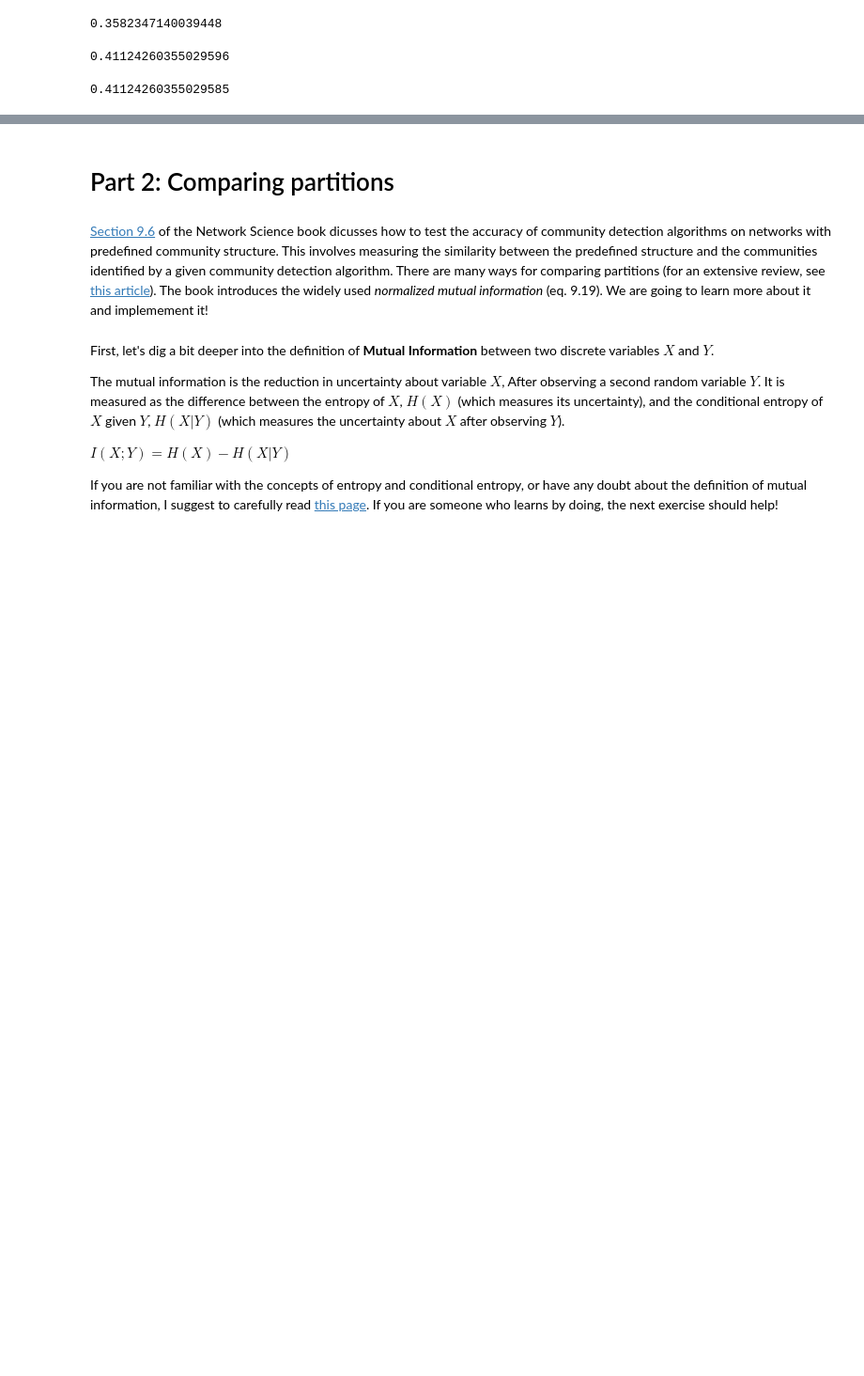
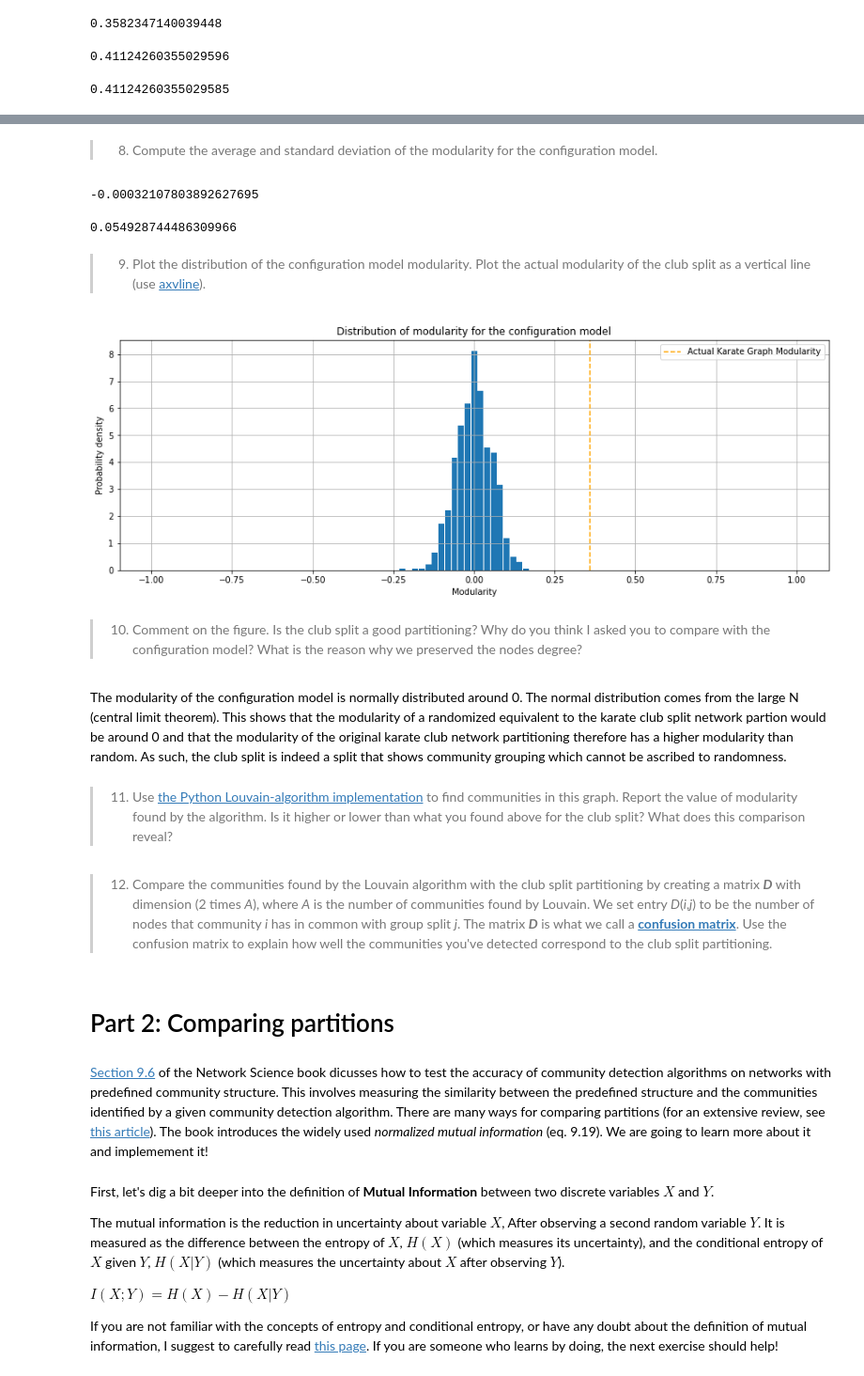
Before and after one commit to wdmdev/comsocsci2021, a Jupyter notebook: lectures/Week8 answers.ipynb, the cells around one changed output, grey strips where cells are left out. Shown: that part at 94% size. Saved outputs shown, nothing was run; the diff lists cells and outputs as text; code cells hidden in the pictures; blank space fills up the shorter version.

```diff
--- a/lectures/Week8 answers.ipynb
+++ b/lectures/Week8 answers.ipynb
@@ -128,3 +176,58 @@ nx.algorithms.community.quality.modularity(G, G_communities.values())
+# %%
+N = 1000
+
+partitions = nx.get_node_attributes(karate_G, 'club')
+partition_labels = set(partitions.values())
+communities = {label: set() for label in partition_labels}
+for n, p in partitions.items():
+    communities[p].add(n)
+
+modularities = []
+
+for _ in range(N):
+    configuration_model = compute_configuration_model(karate_G)
+    modularities.append(calculate_modularity(configuration_model, communities.values()))
+# %% [markdown]
+> 8. Compute the average and standard deviation of the modularity for the configuration model.
+# %%
+np.mean(modularities)
+# %% [output]
+-0.00032107803892627695
+# %%
+np.std(modularities)
+# %% [output]
+0.054928744486309966
+# %% [markdown]
+> 9. Plot the distribution of the configuration model modularity. Plot the actual modularity of the club split as a vertical line (use [axvline](https://matplotlib.org/stable/api/_as_gen/matplotlib.pyplot.axvline.html)).
+# %%
+import matplotlib.pylab as plt
+
+karate_modularity = calculate_modularity(karate_G, communities.values())
+
+bins = np.linspace(-1, 1, 100)
+hist, hist_edges = np.histogram(modularities, bins=bins, density=True)
+x = (hist_edges[1:]+hist_edges[:-1])/2
+
+fig, ax = plt.subplots(figsize=(15,5))
+width = bins[1]-bins[0]
+ax.bar(x, hist, width=width*0.9)
+ax.axvline(karate_modularity, linestyle='--', c='orange', label='Actual Karate Graph Modularity')
+ax.grid()
+ax.set_title('Distribution of modularity for the configuration model')
+ax.set_xlabel('Modularity')
+ax.set_ylabel('Probability density')
+plt.legend()
+plt.show()
+# %% [output]
+[figure, added]
+# %% [markdown]
+> 10. Comment on the figure. Is the club split a good partitioning? Why do you think I asked you to compare with the configuration model? What is the reason why we preserved the nodes degree?
+# %% [markdown]
+The modularity of the configuration model is normally distributed around 0. The normal distribution comes from the large N (central limit theorem). This shows that the modularity of a randomized equivalent to the karate club split network partion would be around 0 and that the modularity of the original karate club network partitioning therefore has a higher modularity than random. As such, the club split is indeed a split that shows community grouping which cannot be ascribed to randomness.
+# %% [markdown]
+> 11.  Use [the Python Louvain-algorithm implementation](https://anaconda.org/auto/python-louvain) to find communities in this graph. Report the value of modularity found by the algorithm. Is it higher or lower than what you found above for the club split? What does this comparison reveal?
+# %% [markdown]
+> 12.  Compare the communities found by the Louvain algorithm with the club split partitioning by creating a matrix **_D_** with dimension (2 times _A_), where _A_ is the number of communities found by Louvain. We set entry _D_(_i_,_j_) to be the number of nodes that community _i_ has in common with group split _j_. The matrix **_D_** is what we call a [**confusion matrix**](https://en.wikipedia.org/wiki/Confusion_matrix). Use the confusion matrix to explain how well the communities you've detected correspond to the club split partitioning.
 # %% [markdown]
 # Part 2: Comparing partitions
 # %% [markdown]
```
Also changed, not shown: parts of 10 cells of this notebook, 1 other file.
